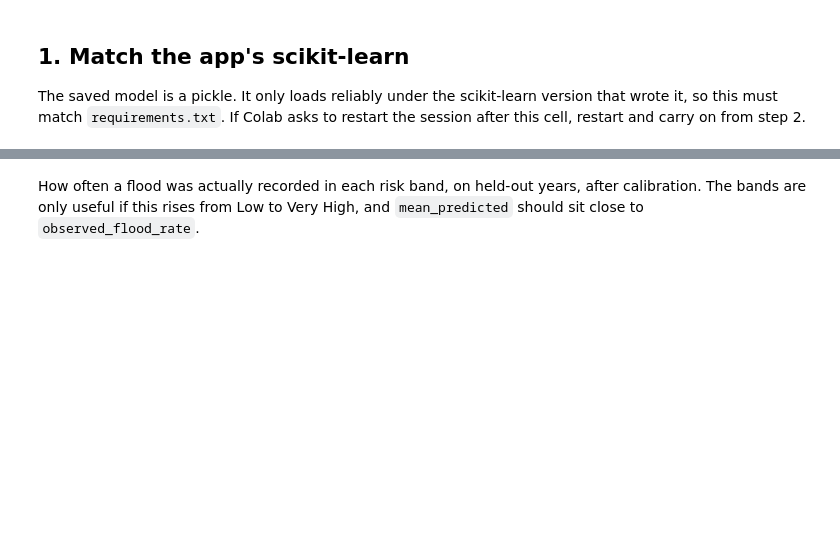
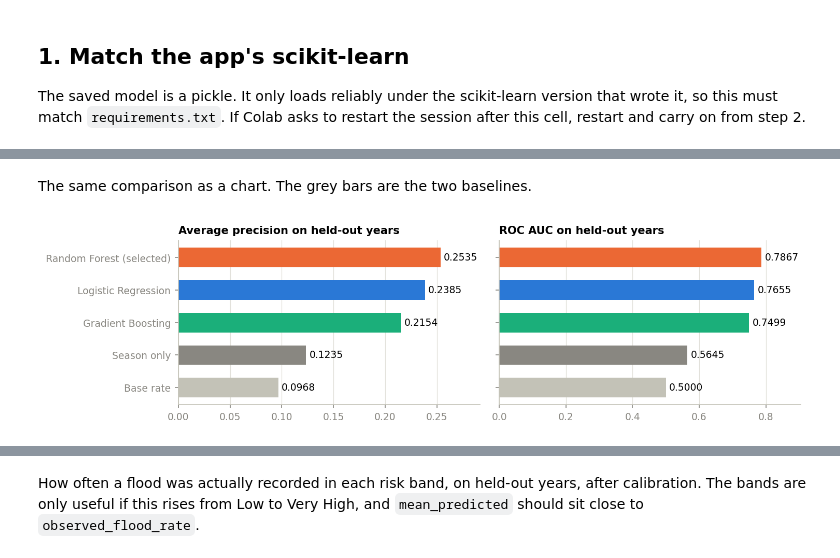
Before and after one commit to KelvinMurega/FloodScout, a Jupyter notebook: notebooks/train_flood_model.ipynb, the cells around one changed output, grey strips where cells are left out. Drawn from its saved outputs; the diff is of its cells as text; code cells hidden in the pictures; blank space fills up the shorter version.

```diff
--- a/notebooks/train_flood_model.ipynb
+++ b/notebooks/train_flood_model.ipynb
@@ -39,13 +132,8 @@ bundle = next(iter(uploaded))
 
 Compares Logistic Regression, Random Forest and Gradient Boosting, holding out whole years at a time, against two baselines: always guessing the base rate, and a model that knows only the month. Then refits the best one on all the data and calibrates its probabilities if that helps on held-out years. Takes a few minutes.
 # %%
-import sys
-from pathlib import Path
+from geodata.services.climate_indices import fetch_dmi, fetch_oni
 
-sys.path.insert(0, ".")
-from geodata.services.climate_indices import fetch_dmi, fetch_oni
-from riskengine.ml import train
-
-artifact, metrics = train.train(Path("data/processed/training_set.csv"), fetch_oni(), fetch_dmi())
+artifact, metrics = train.train(TRAINING_SET, fetch_oni(), fetch_dmi())
 train.save(artifact, metrics)
 print("Trained", artifact["version"])
@@ -66,0 +164,21 @@ comparison
+# %% [markdown]
+The same comparison as a chart. The grey bars are the two baselines.
+# %%
+scores = {**metrics["comparison"], **metrics["baselines"]}
+fig, axes = plt.subplots(1, 2, figsize=(10, 2.8), sharey=True)
+for ax, (metric, title) in zip(axes, [("average_precision", "Average precision"), ("roc_auc", "ROC AUC")]):
+    order = sorted(scores, key=lambda name: scores[name]["average_precision"])
+    bars = ax.barh(
+        [LABELS[name] + (" (selected)" if name == metrics["selected"] else "") for name in order],
+        [scores[name][metric] for name in order],
+        color=[COLOURS[name] for name in order],
+        height=0.6,
+    )
+    ax.bar_label(bars, fmt="%.4f", padding=3)
+    ax.set_xlim(0, max(scores[name][metric] for name in order) * 1.15)
+    ax.set_title(f"{title} on held-out years")
+    ax.grid(axis="y", visible=False)
+fig.tight_layout()
+plt.show()
+# %% [output]
+[figure, added]
```
Also changed, not shown: parts of 28 cells of this notebook, 8 other files.
